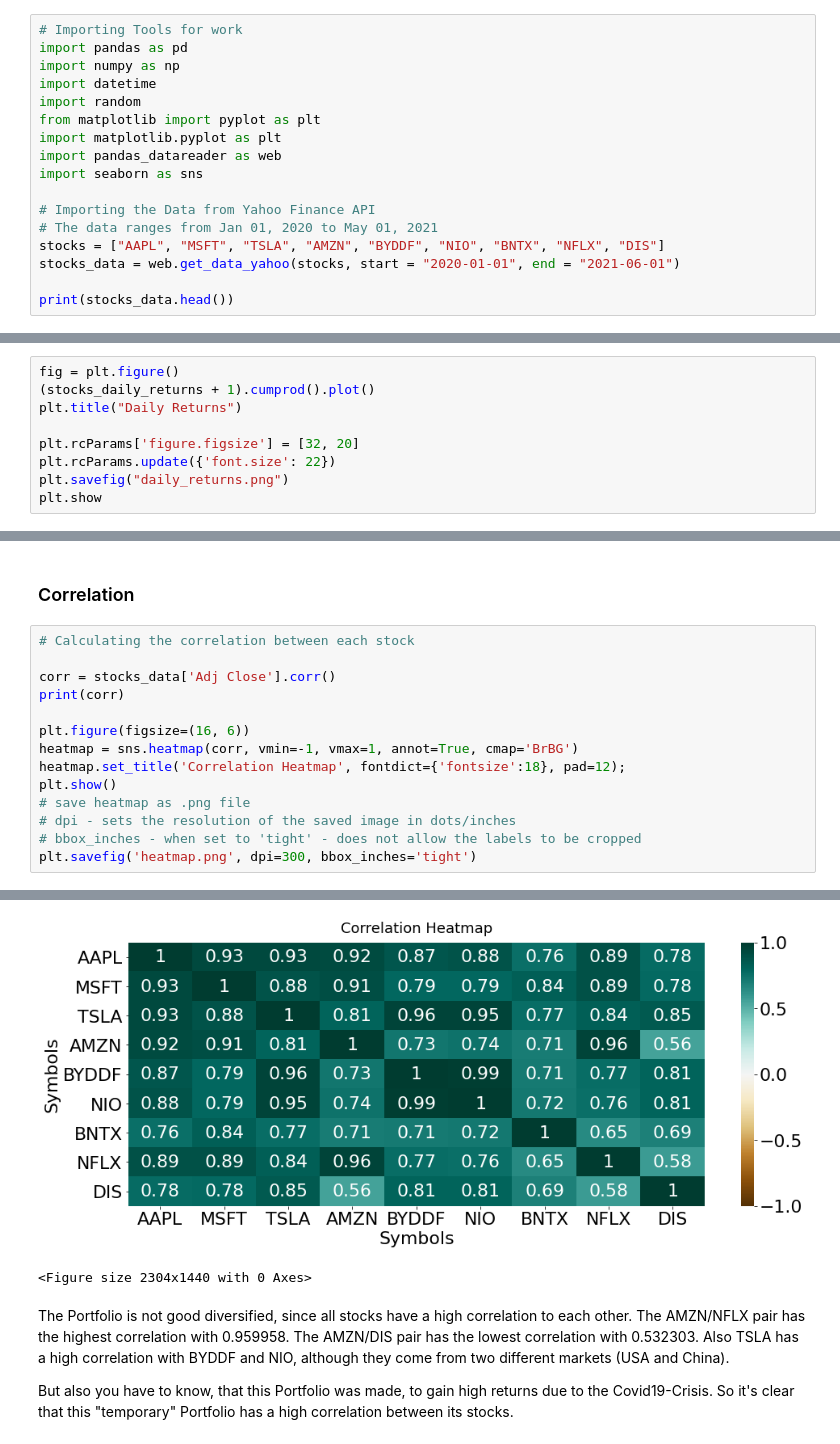
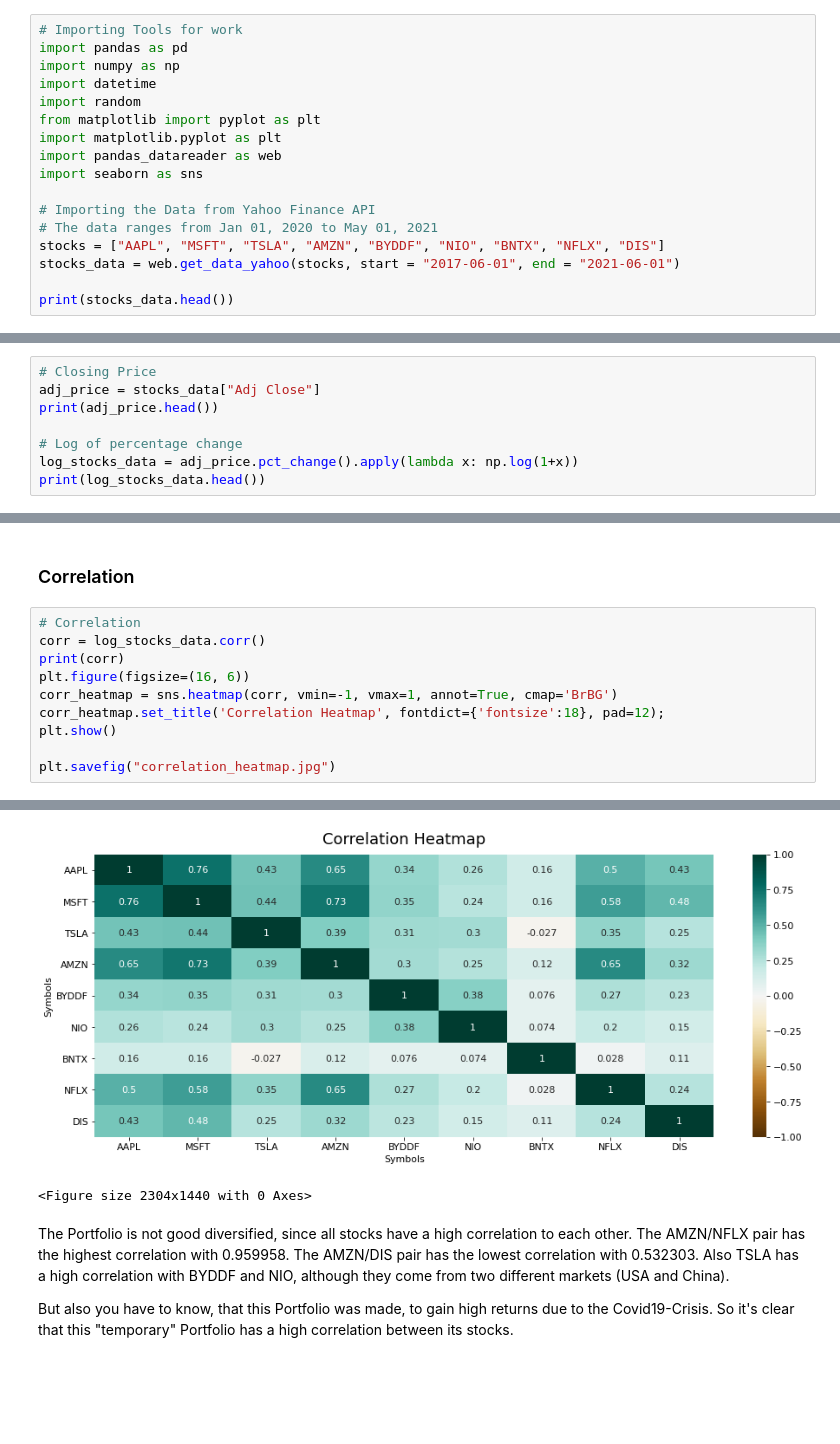
Before and after one commit to kirillwolkow/analyze_financial_data_capstone, a Jupyter notebook: analyze_financial_data_capstone.ipynb, the cells around one changed output, grey strips where cells are left out. Drawn from its saved outputs; the diff is of its cells as text; blank space fills up the shorter version.

```diff
--- a/analyze_financial_data_capstone.ipynb
+++ b/analyze_financial_data_capstone.ipynb
@@ -32,7 +32,7 @@ import seaborn as sns
 # Importing the Data from Yahoo Finance API
 # The data ranges from Jan 01, 2020 to May 01, 2021
 stocks = ["AAPL", "MSFT", "TSLA", "AMZN", "BYDDF", "NIO", "BNTX", "NFLX", "DIS"]
-stocks_data = web.get_data_yahoo(stocks, start = "2020-01-01", end = "2021-06-01")
+stocks_data = web.get_data_yahoo(stocks, start = "2017-06-01", end = "2021-06-01")
 
 print(stocks_data.head())
 # %% [output]
@@ -146,9 +127,0 @@ plt.show()
-# %%
-fig = plt.figure()
-(stocks_daily_returns + 1).cumprod().plot()
-plt.title("Daily Returns")
-
-plt.rcParams['figure.figsize'] = [32, 20]
-plt.rcParams.update({'font.size': 22})
-plt.savefig("daily_returns.png")
-plt.show
@@ -194,0 +130,8 @@ dtype: float64
+# %%
+# Closing Price
+adj_price = stocks_data["Adj Close"]
+print(adj_price.head())
+
+# Log of percentage change
+log_stocks_data = adj_price.pct_change().apply(lambda x: np.log(1+x))
+print(log_stocks_data.head())
@@ -243,19 +213,15 @@ Assets can have a positive covariance, negative covariance, or no covariance:
 # %% [markdown]
 ### Correlation
 # %%
-# Calculating the correlation between each stock
+# Correlation
+corr = log_stocks_data.corr()
+print(corr)
+plt.figure(figsize=(16, 6))
+corr_heatmap = sns.heatmap(corr, vmin=-1, vmax=1, annot=True, cmap='BrBG')
+corr_heatmap.set_title('Correlation Heatmap', fontdict={'fontsize':18}, pad=12);
+plt.show()
 
-corr = stocks_data['Adj Close'].corr()
-print(corr)
-
-plt.figure(figsize=(16, 6))
-heatmap = sns.heatmap(corr, vmin=-1, vmax=1, annot=True, cmap='BrBG')
-heatmap.set_title('Correlation Heatmap', fontdict={'fontsize':18}, pad=12);
-plt.show()
-# save heatmap as .png file
-# dpi - sets the resolution of the saved image in dots/inches
-# bbox_inches - when set to 'tight' - does not allow the labels to be cropped
-plt.savefig('heatmap.png', dpi=300, bbox_inches='tight')
+plt.savefig("correlation_heatmap.jpg")
 # %% [output]
 Symbols      AAPL      MSFT      TSLA      AMZN     BYDDF       NIO      BNTX  \
 Symbols
@@ -277,4 +243,4 @@ DIS      0.582017  1.000000
-[figure, old version]
+[figure, new version]
 <Figure size 2304x1440 with 0 Axes>
 # %% [markdown]
 The Portfolio is not good diversified, since all stocks have a high correlation to each other. The AMZN/NFLX pair has the highest correlation with 0.959958. The AMZN/DIS pair has the lowest correlation with 0.532303. Also TSLA has a high correlation with BYDDF and NIO, although they come from two different markets (USA and China).
```
Also changed, not shown: parts of 33 cells of this notebook, 11 other files.
